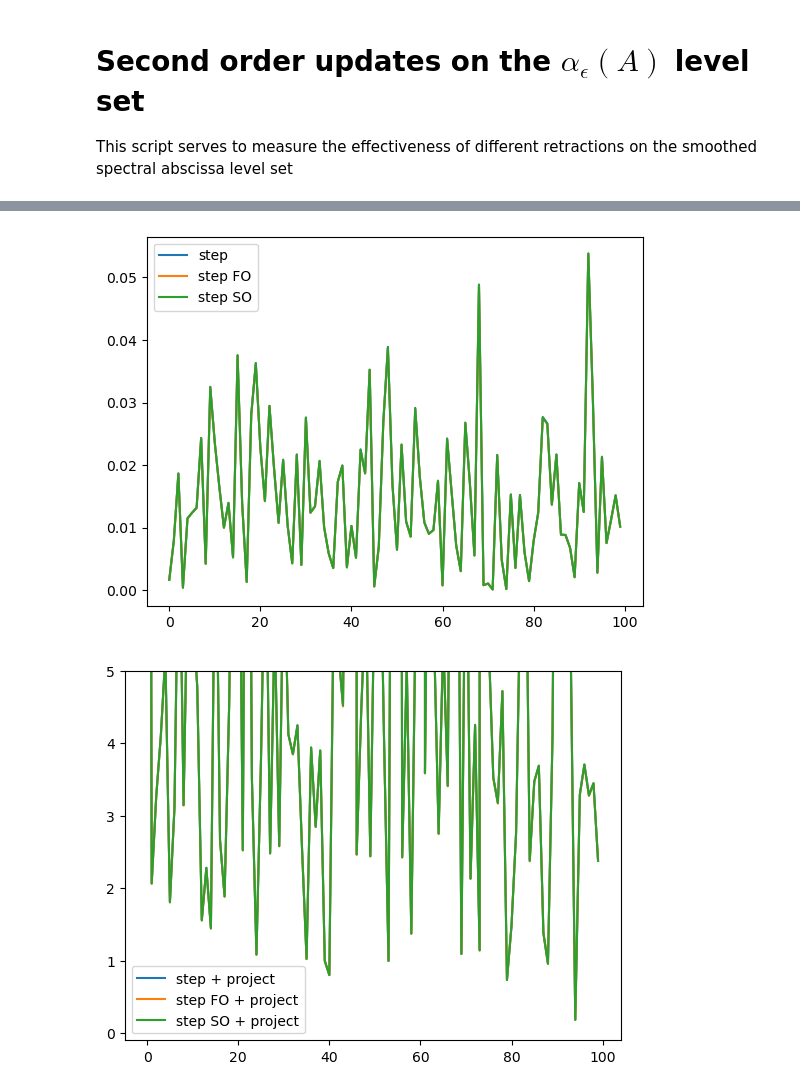
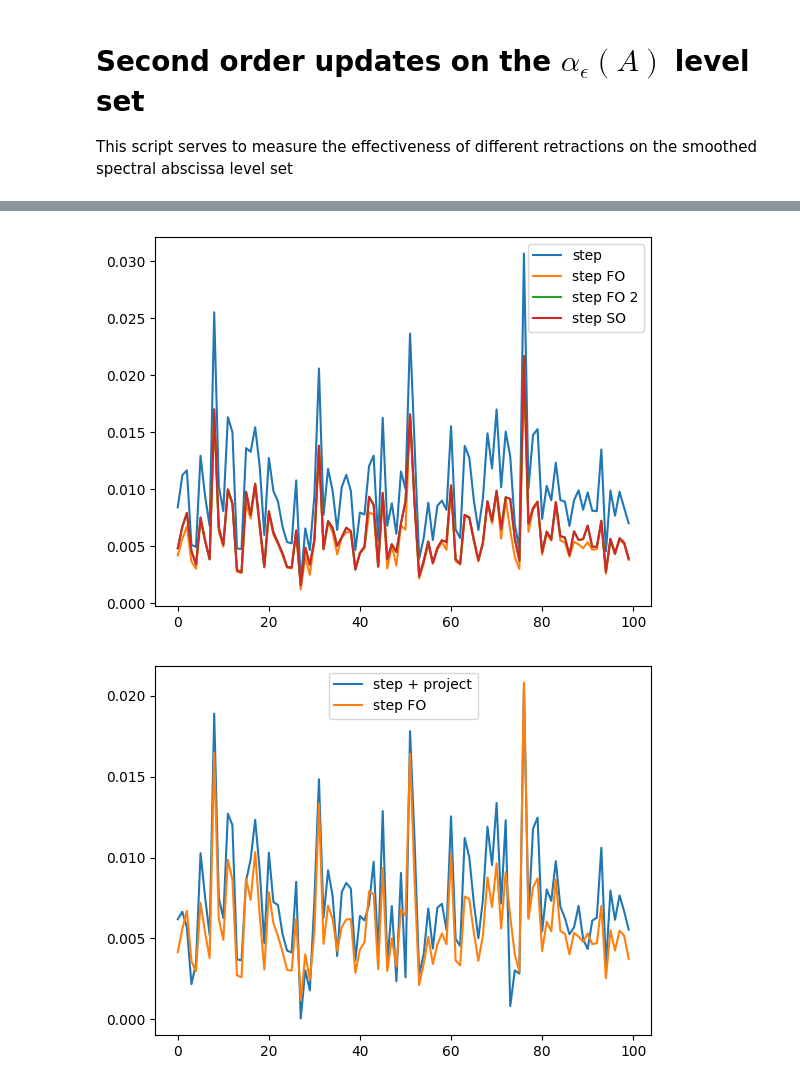
Before and after one commit to lachlanjs/ssa-evolution, a Jupyter notebook: ssa_level_set_2nd.ipynb, the cells around one changed output, grey strips where cells are left out. Saved outputs shown, nothing was run; the diff lists cells and outputs as text; code cells hidden in the pictures.

```diff
--- a/ssa_level_set_2nd.ipynb
+++ b/ssa_level_set_2nd.ipynb
@@ -76,3 +83,36 @@ def compute_corrections(A: np.array, V: np.array, s: float, G: np.array, Q: np.a
 
 
     return alpha_1, alpha_2_1, alpha_2_2
+# %%
+# test the HVP alignment
+thetas = []
+
+# for each matrix A
+for A in As:
+    for i in range(5):
+        ## find the current ssa and gradient
+        s, G, Q, P = ssa(A, eps, ret_QP=True)
+
+        ## pick a direction tangent to the surface
+        V = random_tangent(G) * 0.1
+
+        ## step
+        A_ = A + V
+
+        ## calculate new differential = 2 PQ / Tr(PQ)
+        s_, G_, Q_, P_ = ssa(A_, eps, ret_QP=True)
+
+        ## calculate HVP at original in the direction V
+        H = hvp(A, V, s, Q, P)
+
+        ## See if the difference between the differentials aligns with V
+        D = G_ - G
+
+        vec_D = np.ravel(D)
+        vec_H = np.ravel(H)
+
+        theta = np.arccos(np.dot(vec_D, vec_H) / (np.linalg.norm(vec_D) * np.linalg.norm(vec_H)))
+
+        theta = theta * 180 / np.pi
+
+        thetas.append(theta)
@@ -79,8 +133,8 @@ def compute_corrections(A: np.array, V: np.array, s: float, G: np.array, Q: np.a
 # %%
 N = 32
 n_matrices = 100
-eps = 0.01
+eps = 0.02
 target = -0.1
 # %%
 # generate a lot of stability optimized matrices
-As = [optimize_ssa(np.random.normal(0.0, 1.0, size=(N, N)), eps, target, step_size=0.001, iters=70)[0] for i in tqdm(range(n_matrices))]
+As = [optimize_ssa(np.random.normal(0.0, 1.0, size=(N, N)), eps, target, step_size=1.0, iters=40)[0] for i in tqdm(range(n_matrices))]
@@ -167,18 +230,21 @@ plt.plot(np.abs(s_dels), label="step")
 # plt.plot(np.abs(sp_dels))
 plt.plot(np.abs(sfc_dels), label="step FO")
 # plt.plot(np.abs(sfcp_dels))
+plt.plot(np.abs(ssc_2_dels), label="step FO 2")
+# plt.plot(np.abs(sfcp_dels))
 plt.plot(np.abs(ssc_1_dels), label="step SO")
 # plt.plot(np.abs(ssc_1p_dels))
 plt.legend()
 plt.show()
 # %% [output]
-[figure, old version]
+[figure, new version]
 # %%
 plt.plot(np.abs(sp_dels), label="step + project")
-plt.plot(np.abs(sfcp_dels), label="step FO + project")
-plt.plot(np.abs(ssc_1p_dels), label="step SO + project")
+# plt.plot(np.abs(sfcp_dels), label="step FO + project")
+plt.plot(np.abs(sfc_dels), label="step FO")
+# plt.plot(np.abs(ssc_1p_dels), label="step SO + project")
 plt.legend()
-plt.ylim(-0.1, 5.0)
+# plt.ylim(-0.1, 5.0)
 plt.show()
 # %% [output]
-[figure, old version]
+[figure, new version]
```
Also changed, not shown: parts of 10 cells of this notebook, 2 other files.
